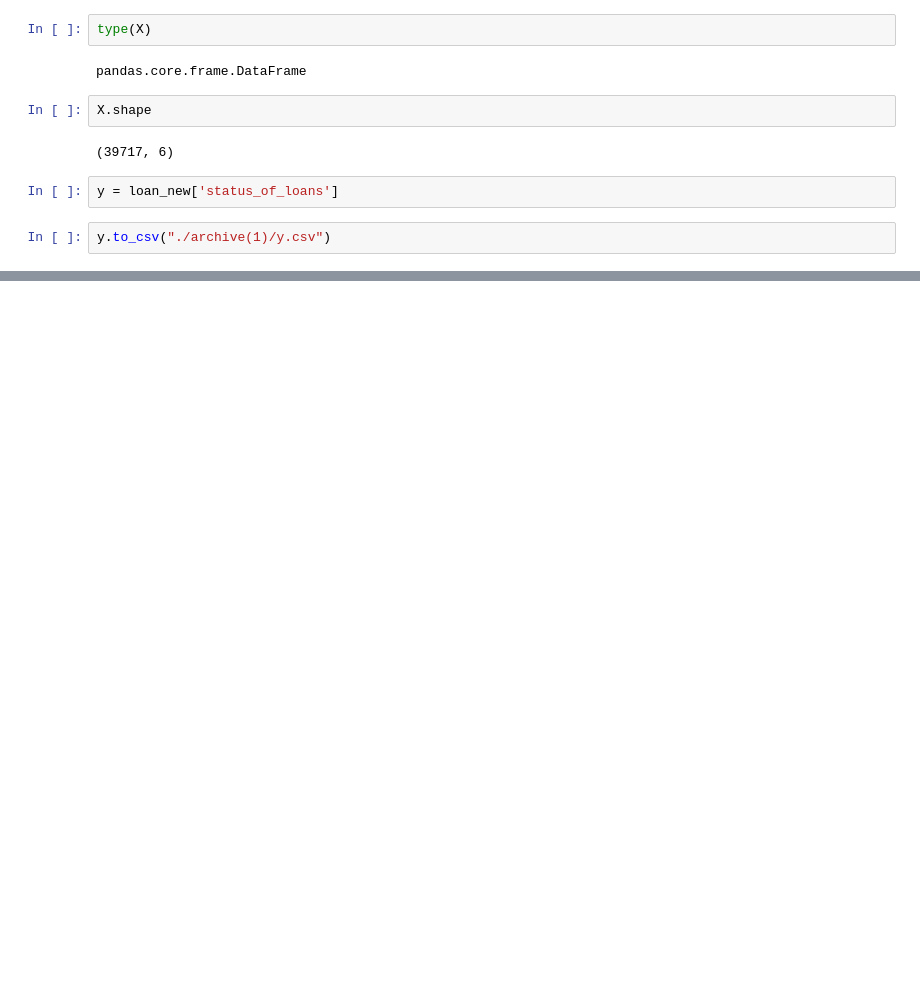
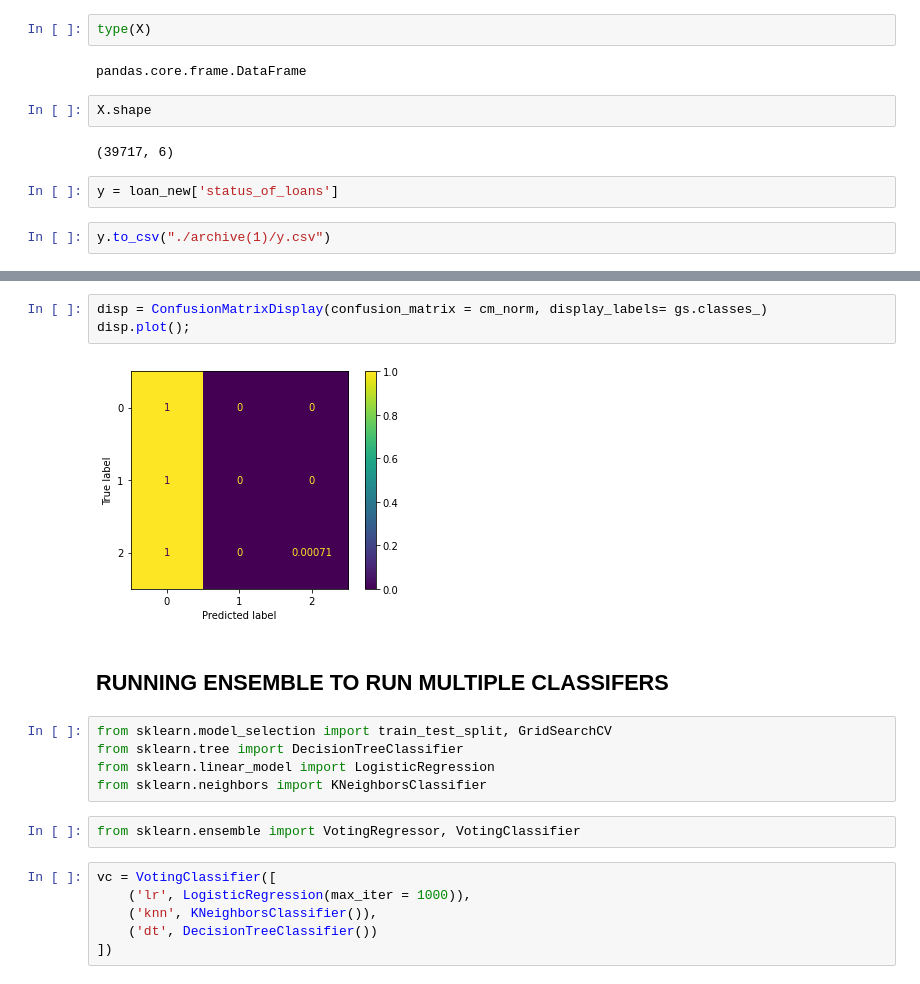
Before and after one commit to cshivajirao/LendingClubProject, a Jupyter notebook: LendingData.ipynb, the cells around one changed output, grey strips where cells are left out. Drawn from its saved outputs; the diff is of its cells as text; blank space fills up the shorter version.

```diff
--- a/LendingData.ipynb
+++ b/LendingData.ipynb
@@ -466,0 +784,20 @@ y.to_csv("./archive(1)/y.csv")
+# %%
+disp = ConfusionMatrixDisplay(confusion_matrix = cm_norm, display_labels= gs.classes_)
+disp.plot();
+# %% [output]
+[figure, added]
+# %% [markdown]
+## RUNNING ENSEMBLE TO RUN MULTIPLE CLASSIFERS
+# %%
+from sklearn.model_selection import train_test_split, GridSearchCV
+from sklearn.tree import DecisionTreeClassifier
+from sklearn.linear_model import LogisticRegression
+from sklearn.neighbors import KNeighborsClassifier
+# %%
+from sklearn.ensemble import VotingRegressor, VotingClassifier
+# %%
+vc = VotingClassifier([
+    ('lr', LogisticRegression(max_iter = 1000)),
+    ('knn', KNeighborsClassifier()),
+    ('dt', DecisionTreeClassifier())
+])
```
Also changed, not shown: parts of 88 cells of this notebook.
